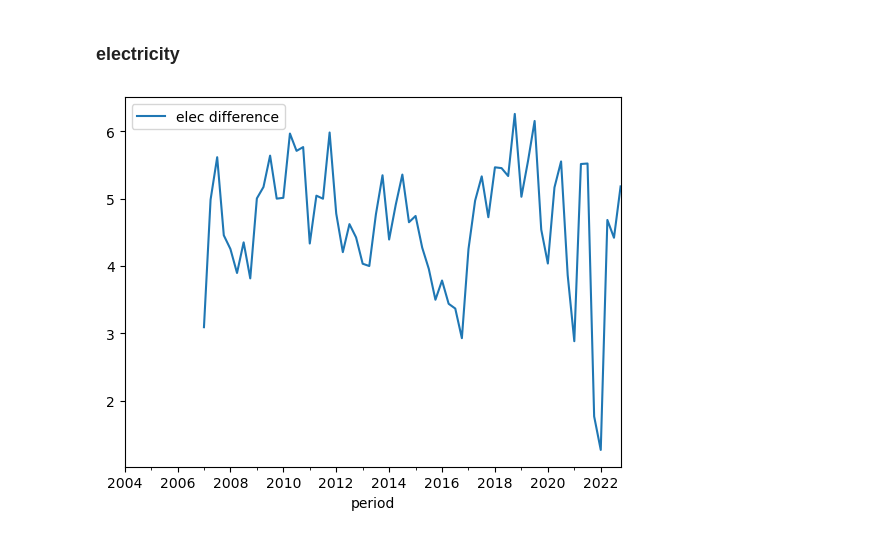
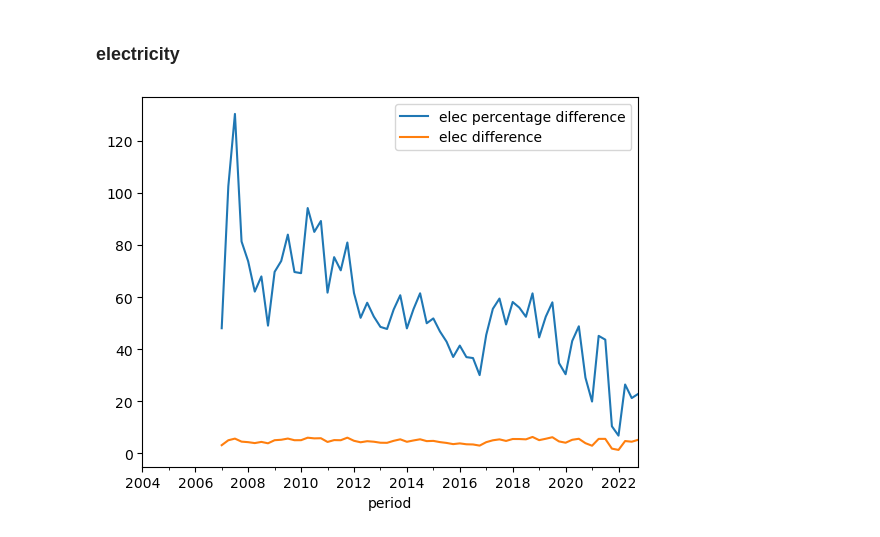
Before and after one commit to samuel-speller/Energy-affects-on-CPI-analysis, a Jupyter notebook: energy_intensity_CPI.ipynb, the cells around one changed output. Drawn from its saved outputs; the diff is of its cells as text; code cells hidden in the pictures.

```diff
--- a/energy_intensity_CPI.ipynb
+++ b/energy_intensity_CPI.ipynb
@@ -84,9 +84,12 @@ plt.show()
 # %%
 # create a new column in the dataframe which is the difference between the largest and smallest consumers costs.
 eprice['elec difference'] = eprice['Electricity: Very Small (Pence per kWh)'] - eprice['Electricity: Extra Large (Pence per kWh)']
+
+# create a new column to calculate the percentage difference
+eprice['elec percentage difference'] = (eprice['elec difference'] / eprice['Electricity: Extra Large (Pence per kWh)']) * 100
 # %%
 # plot the difference
-eprice.plot(x='period', y='elec difference')
+eprice.plot(x='period', y=['elec percentage difference', 'elec difference'])
 plt.show()
 # %% [output]
-[figure, old version]
+[figure, new version]
```
